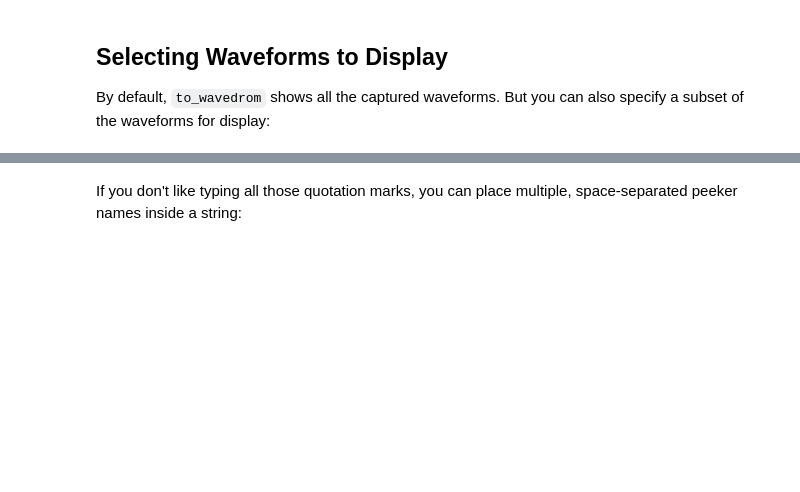
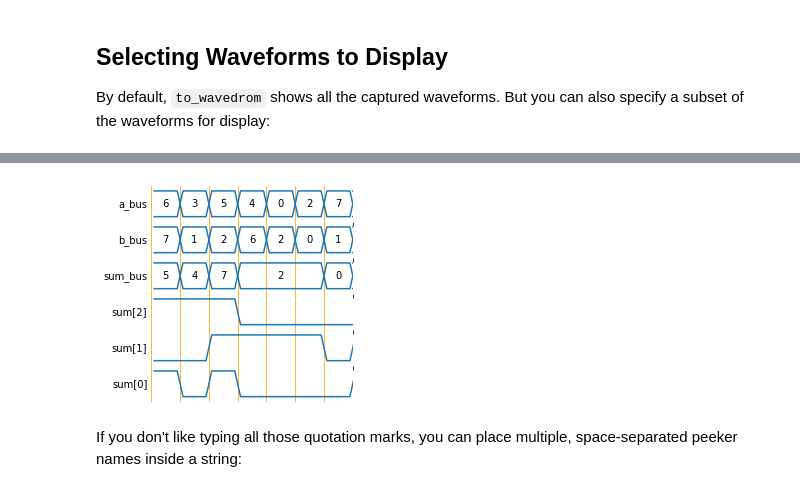
Before and after one commit to devbisme/myhdlpeek, a Jupyter notebook: examples/peeker_options.ipynb, the cells around one changed output, grey strips where cells are left out. Saved outputs shown, nothing was run; the diff lists cells and outputs as text; code cells hidden in the pictures; blank space fills up the shorter version.

```diff
--- a/examples/peeker_options.ipynb
+++ b/examples/peeker_options.ipynb
@@ -68,5 +71,5 @@ Simulation(add_1, test(8), *Peeker.instances()).run()
 
 By default, `to_wavedrom` shows all the captured waveforms. But you can also specify a subset of the waveforms for display:
 # %%
-Peeker.to_wavedrom('a_bus', 'b_bus', 'sum_bus', 'sum[2]', 'sum[1]', 'sum[0]')
+Peeker.show_waveforms('a_bus', 'b_bus', 'sum_bus', 'sum[2]', 'sum[1]', 'sum[0]')
 # %% [output]
@@ -74,3 +76,4 @@ Peeker.to_wavedrom('a_bus', 'b_bus', 'sum_bus', 'sum[2]', 'sum[1]', 'sum[0]')
+[figure, added]
 # %% [markdown]
 If you don't like typing all those quotation marks, you can place multiple, space-separated peeker names inside a string:
 # %%
```
Also changed, not shown: parts of 10 cells of this notebook, 7 other files.
